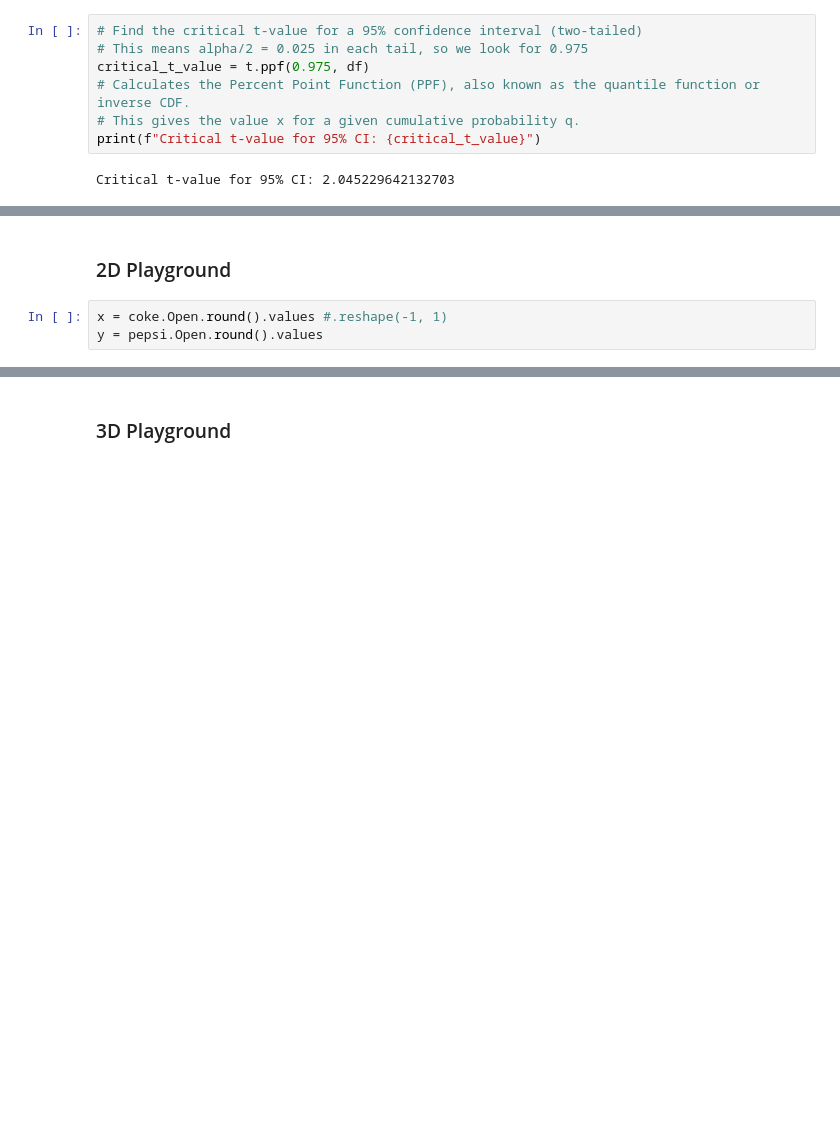
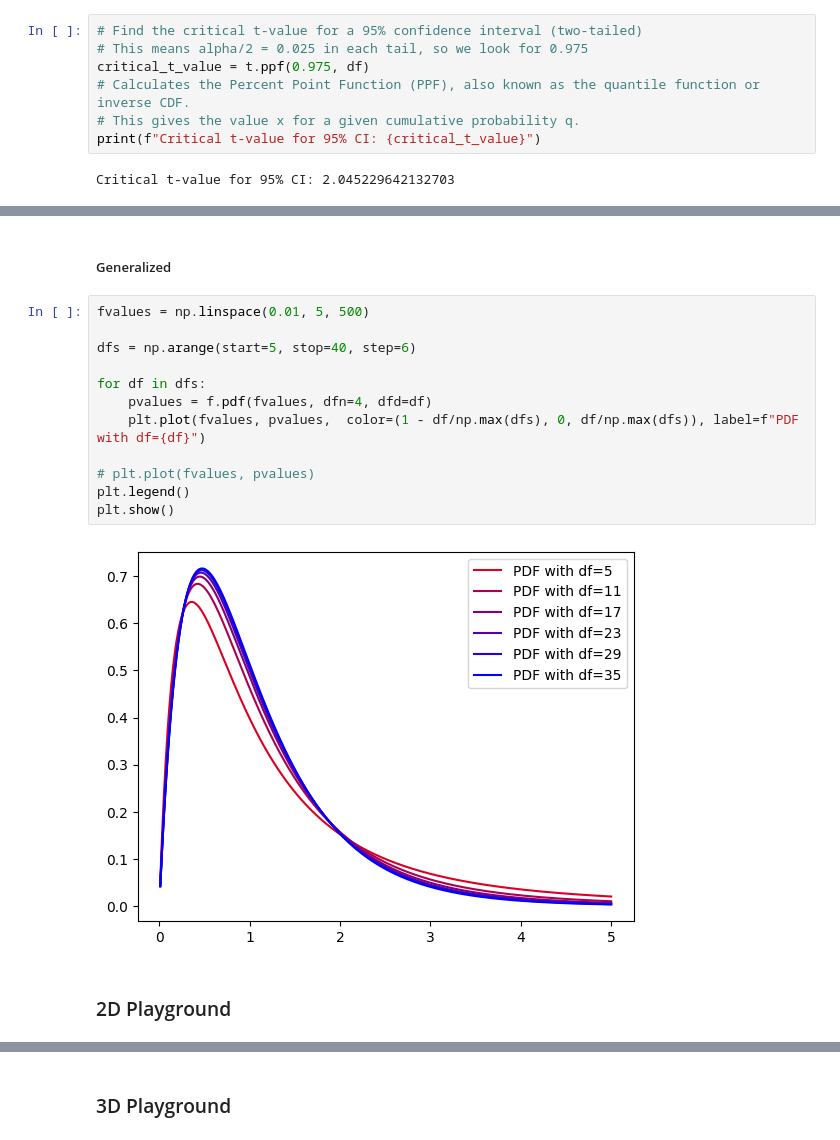
Before and after one commit to Bayan2019/kaz-gu, a Jupyter notebook: 01-ipynb/appStats.ipynb, the cells around one changed output, grey strips where cells are left out. Saved outputs shown, nothing was run; the diff lists cells and outputs as text; blank space fills up the shorter version.

```diff
--- a/01-ipynb/appStats.ipynb
+++ b/01-ipynb/appStats.ipynb
@@ -118,5 +210,18 @@ Critical t-value for 95% CI: 2.045229642132703
+# %% [markdown]
+##### Generalized
+# %%
+fvalues = np.linspace(0.01, 5, 500)
+
+dfs = np.arange(start=5, stop=40, step=6)
+
+for df in dfs:
+    pvalues = f.pdf(fvalues, dfn=4, dfd=df)
+    plt.plot(fvalues, pvalues,  color=(1 - df/np.max(dfs), 0, df/np.max(dfs)), label=f"PDF with df={df}")
+
+# plt.plot(fvalues, pvalues)
+plt.legend()
+plt.show()
+# %% [output]
+[figure, added]
 # %% [markdown]
 ### 2D Playground
-# %%
-x = coke.Open.round().values #.reshape(-1, 1)
-y = pepsi.Open.round().values
```
Also changed, not shown: parts of 54 cells of this notebook.
